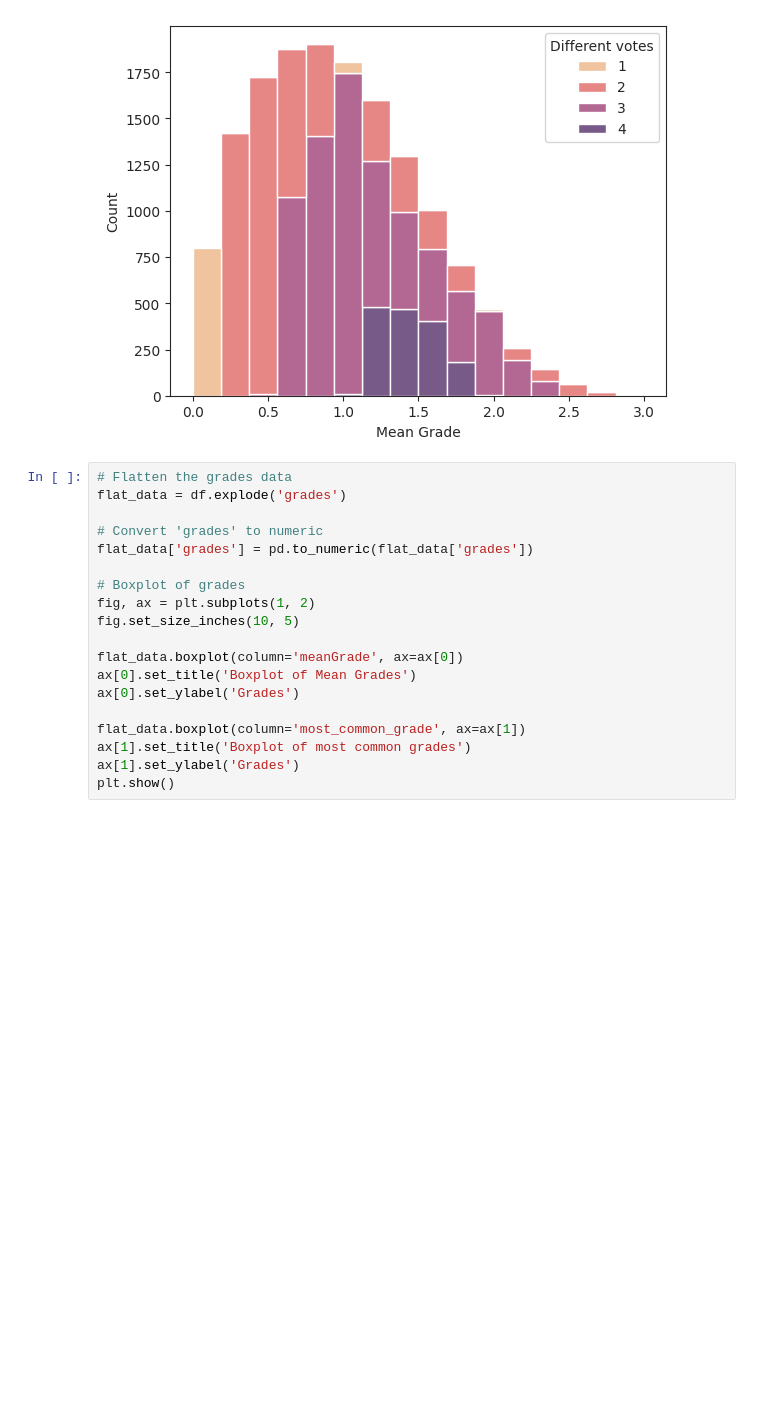
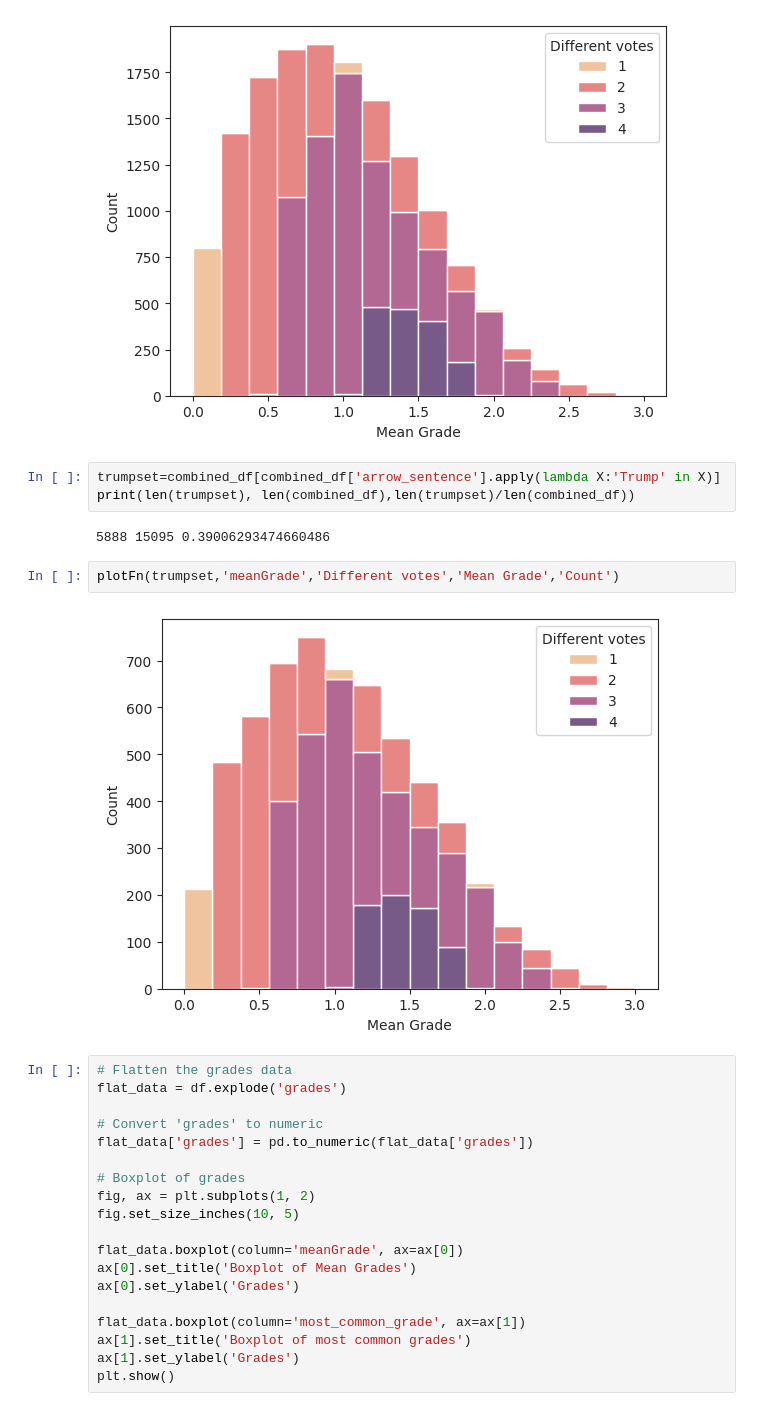
Before and after one commit to Dorijan-Cirkveni/tar-project, a Jupyter notebook: data_visualisation.ipynb, the cells around one changed output. Cells and saved outputs as stored; diff of their text form; blank space fills up the shorter version.

```diff
--- a/data_visualisation.ipynb
+++ b/data_visualisation.ipynb
@@ -38,6 +39,15 @@ def plotFn(dataset,xvaluename,huename,xlabel,ylabel):
 plotFn(combined_df,'meanGrade','Different votes','Mean Grade','Count')
 # %% [output]
 [figure]
+# %%
+trumpset=combined_df[combined_df['arrow_sentence'].apply(lambda X:'Trump' in X)]
+print(len(trumpset), len(combined_df),len(trumpset)/len(combined_df))
+# %% [output]
+5888 15095 0.39006293474660486
+# %%
+plotFn(trumpset,'meanGrade','Different votes','Mean Grade','Count')
+# %% [output]
+[figure, added]
 # %%
 # Flatten the grades data
 flat_data = df.explode('grades')
```
Also changed, not shown: parts of 4 cells of this notebook.
